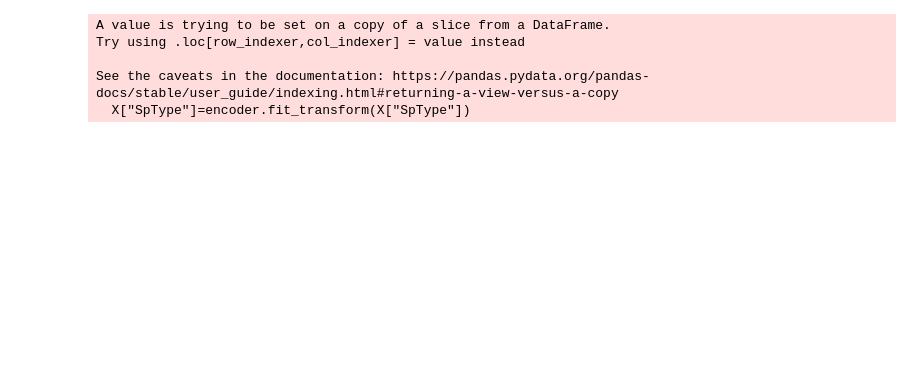
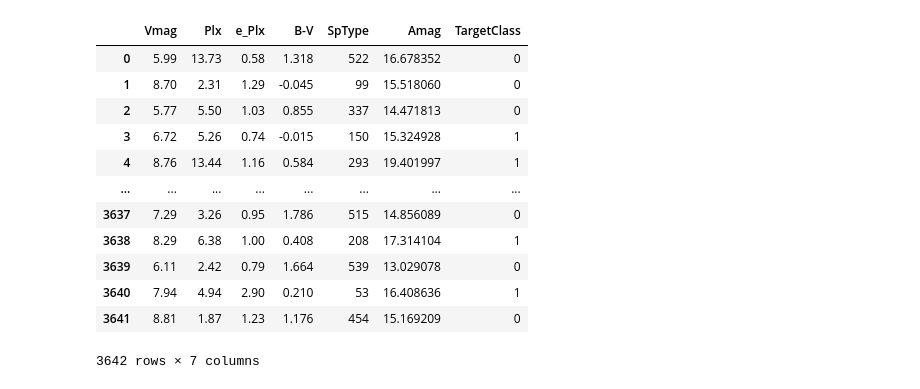
Before and after one commit to Kithtus/galaxies, a Jupyter notebook: etoiles.ipynb, the cells around one changed output. Drawn from its saved outputs; the diff is of its cells as text; code cells hidden in the pictures; blank space fills up the shorter version.

```diff
--- a/etoiles.ipynb
+++ b/etoiles.ipynb
@@ -12,12 +15,23 @@ df1=pd.read_csv("Star3642_balanced.csv")
 # %%
-df1["SpType"]=encoder.fit_transform(df1["SpType"])
+encoder=LabelEncoder()
+df1["SpType"]=encoder.fit_transform(df1["SpType"]) #on transforme SpType en chiffres
 Y=df1["TargetClass"]
 X=df1[["Vmag","Plx","e_Plx","B-V","SpType"]]
-X["SpType"]=encoder.fit_transform(X["SpType"])
+#X["SpType"]=encoder.fit_transform(X["SpType"])
-# %% [output]
-A value is trying to be set on a copy of a slice from a DataFrame.
-Try using .loc[row_indexer,col_indexer] = value instead
-
-See the caveats in the documentation: https://pandas.pydata.org/pandas-docs/stable/user_guide/indexing.html#returning-a-view-versus-a-copy
-  X["SpType"]=encoder.fit_transform(X["SpType"])
+# %%
+df1
+# %% [output]
+|  | Vmag | Plx | e_Plx | B-V | SpType | Amag | TargetClass |
+| 0 | 5.99 | 13.73 | 0.58 | 1.318 | 522 | 16.678352 | 0 |
+| 1 | 8.70 | 2.31 | 1.29 | -0.045 | 99 | 15.518060 | 0 |
+| 2 | 5.77 | 5.50 | 1.03 | 0.855 | 337 | 14.471813 | 0 |
+| 3 | 6.72 | 5.26 | 0.74 | -0.015 | 150 | 15.324928 | 1 |
+| 4 | 8.76 | 13.44 | 1.16 | 0.584 | 293 | 19.401997 | 1 |
+| ... | ... | ... | ... | ... | ... | ... | ... |
+| 3637 | 7.29 | 3.26 | 0.95 | 1.786 | 515 | 14.856089 | 0 |
+| 3638 | 8.29 | 6.38 | 1.00 | 0.408 | 208 | 17.314104 | 1 |
+| 3639 | 6.11 | 2.42 | 0.79 | 1.664 | 539 | 13.029078 | 0 |
+| 3640 | 7.94 | 4.94 | 2.90 | 0.210 | 53 | 16.408636 | 1 |
+| 3641 | 8.81 | 1.87 | 1.23 | 1.176 | 454 | 15.169209 | 0 |
+3642 rows × 7 columns
 # %%
```
Also changed, not shown: parts of 17 cells of this notebook, 1 other file.
